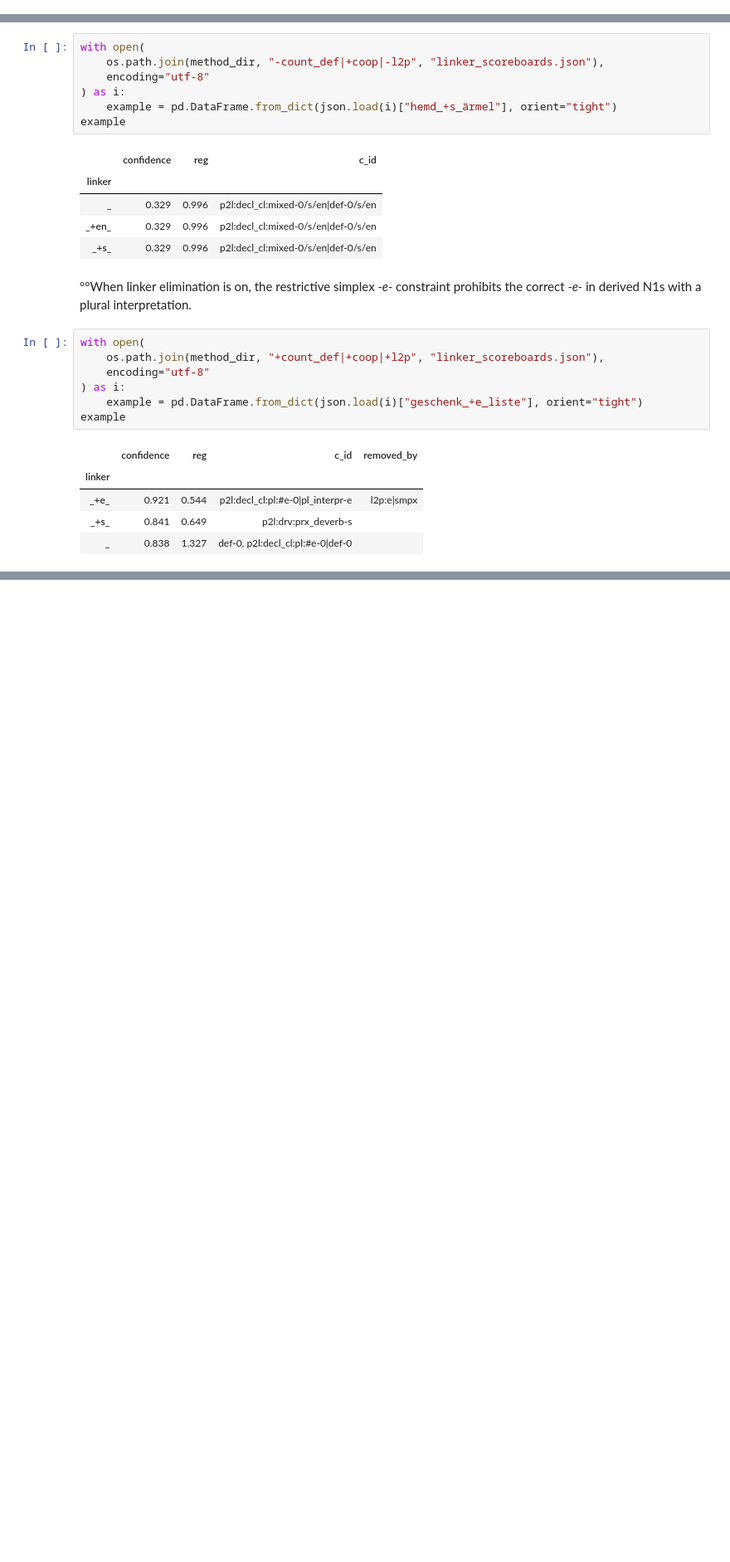
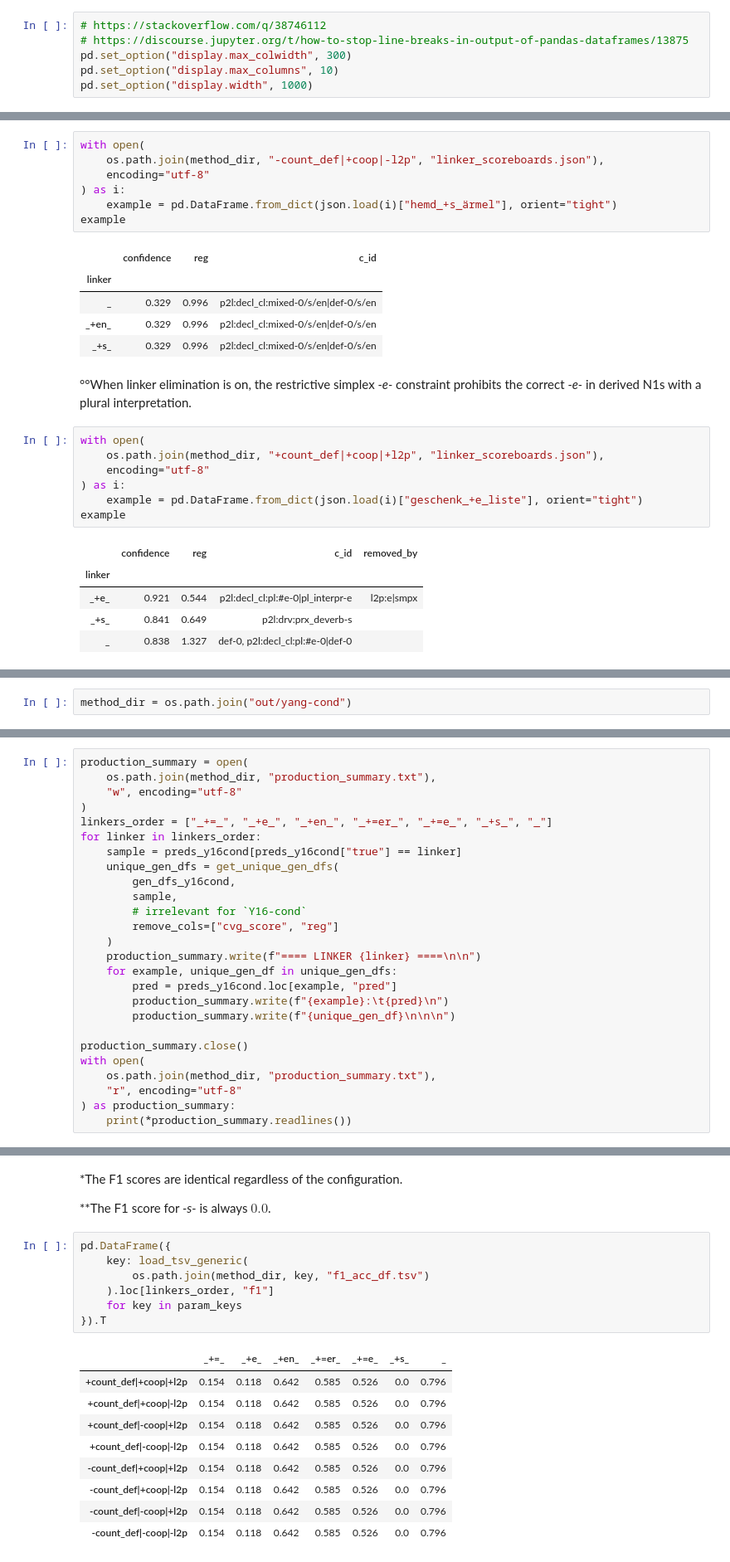
Before and after one commit to maxschmaltz/DieKonstraints, a Jupyter notebook: comp_modeling/inspect.ipynb, the cells around one changed output, grey strips where cells are left out. Shown at 83% size. Cells and saved outputs as stored; diff of their text form; blank space fills up the shorter version.

```diff
--- a/comp_modeling/inspect.ipynb
+++ b/comp_modeling/inspect.ipynb
@@ -19,6 +20,12 @@ from data_utils.load_datasets import (
     load_tsv_generic
 )
 from comp_modeling.compxconstraints import CompXConstraints, DEF_ID
+# %%
+# https://stackoverflow.com/q/38746112
+# https://discourse.jupyter.org/t/how-to-stop-line-breaks-in-output-of-pandas-dataframes/13875
+pd.set_option("display.max_colwidth", 300)
+pd.set_option("display.max_columns", 10)
+pd.set_option("display.width", 1000)
 # %%
 constr_path = "constraints/constraints_all_revised.yaml"
 
@@ -1276,0 +1345,2 @@ At the same time, the example of _-"0-_ (and partially _-"er-_) demonstrates how
+# %%
+method_dir = os.path.join("out/yang-cond")
@@ -1276,0 +1471,26 @@ At the same time, the example of _-"0-_ (and partially _-"er-_) demonstrates how
+# %%
+production_summary = open(
+    os.path.join(method_dir, "production_summary.txt"),
+    "w", encoding="utf-8"
+)
+linkers_order = ["_+=_", "_+e_", "_+en_", "_+=er_", "_+=e_", "_+s_", "_"]
+for linker in linkers_order:
+    sample = preds_y16cond[preds_y16cond["true"] == linker]
+    unique_gen_dfs = get_unique_gen_dfs(
+        gen_dfs_y16cond,
+        sample,
+        # irrelevant for `Y16-cond`
+        remove_cols=["cvg_score", "reg"]
+    )
+    production_summary.write(f"==== LINKER {linker} ====\n\n")
+    for example, unique_gen_df in unique_gen_dfs:
+        pred = preds_y16cond.loc[example, "pred"]
+        production_summary.write(f"{example}:\t{pred}\n")
+        production_summary.write(f"{unique_gen_df}\n\n\n")
+
+production_summary.close()
+with open(
+    os.path.join(method_dir, "production_summary.txt"),
+    "r", encoding="utf-8"
+) as production_summary:
+    print(*production_summary.readlines())
@@ -1276,0 +1515,21 @@ At the same time, the example of _-"0-_ (and partially _-"er-_) demonstrates how
+# %% [markdown]
+*The F1 scores are identical regardless of the configuration.
+
+**The F1 score for _-s-_ is always $0.0$.
+# %%
+pd.DataFrame({
+    key: load_tsv_generic(
+        os.path.join(method_dir, key, "f1_acc_df.tsv")
+    ).loc[linkers_order, "f1"]
+    for key in param_keys
+}).T
+# %% [output]
+|  | _+=_ | _+e_ | _+en_ | _+=er_ | _+=e_ | _+s_ | _ |
+| +count_def|+coop|+l2p | 0.154 | 0.118 | 0.642 | 0.585 | 0.526 | 0.0 | 0.796 |
+| +count_def|+coop|-l2p | 0.154 | 0.118 | 0.642 | 0.585 | 0.526 | 0.0 | 0.796 |
+| +count_def|-coop|+l2p | 0.154 | 0.118 | 0.642 | 0.585 | 0.526 | 0.0 | 0.796 |
+| +count_def|-coop|-l2p | 0.154 | 0.118 | 0.642 | 0.585 | 0.526 | 0.0 | 0.796 |
+| -count_def|+coop|+l2p | 0.154 | 0.118 | 0.642 | 0.585 | 0.526 | 0.0 | 0.796 |
+| -count_def|+coop|-l2p | 0.154 | 0.118 | 0.642 | 0.585 | 0.526 | 0.0 | 0.796 |
+| -count_def|-coop|+l2p | 0.154 | 0.118 | 0.642 | 0.585 | 0.526 | 0.0 | 0.796 |
+| -count_def|-coop|-l2p | 0.154 | 0.118 | 0.642 | 0.585 | 0.526 | 0.0 | 0.796 |
```
Also changed, not shown: parts of 43 cells of this notebook, 2 other files.
